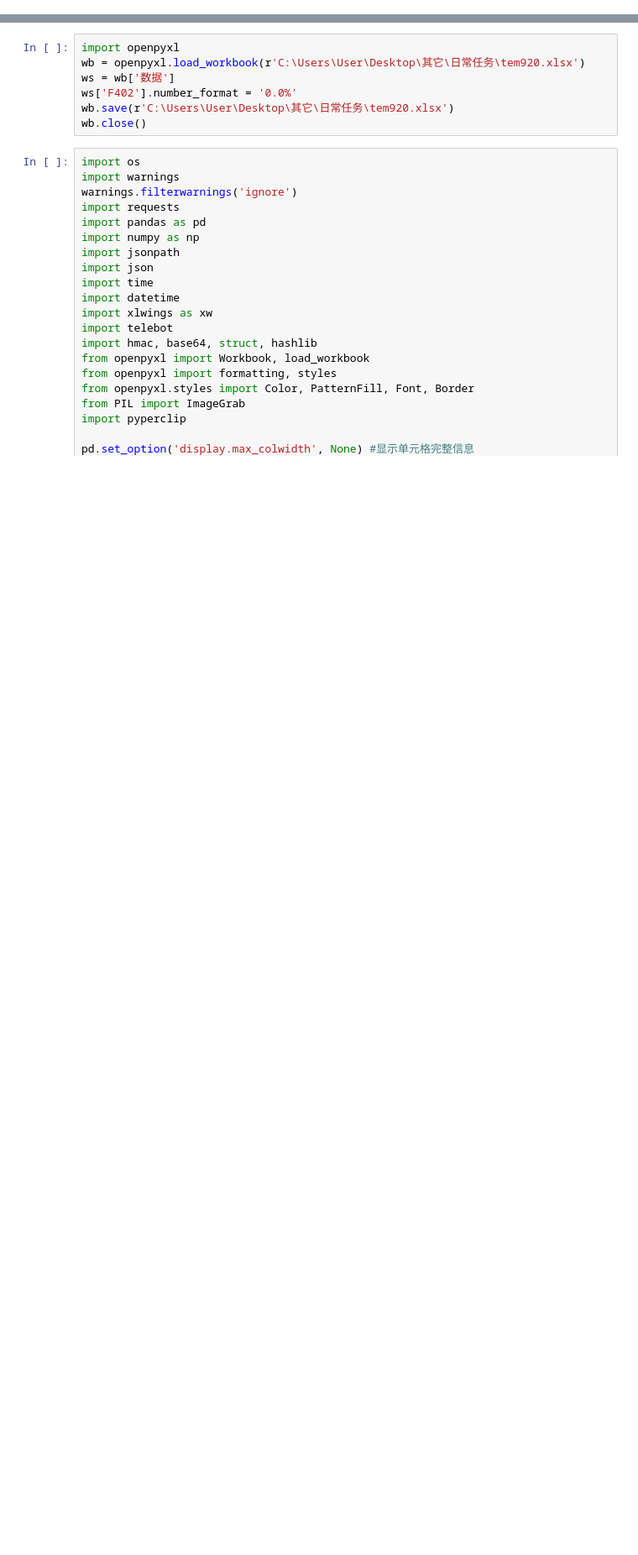
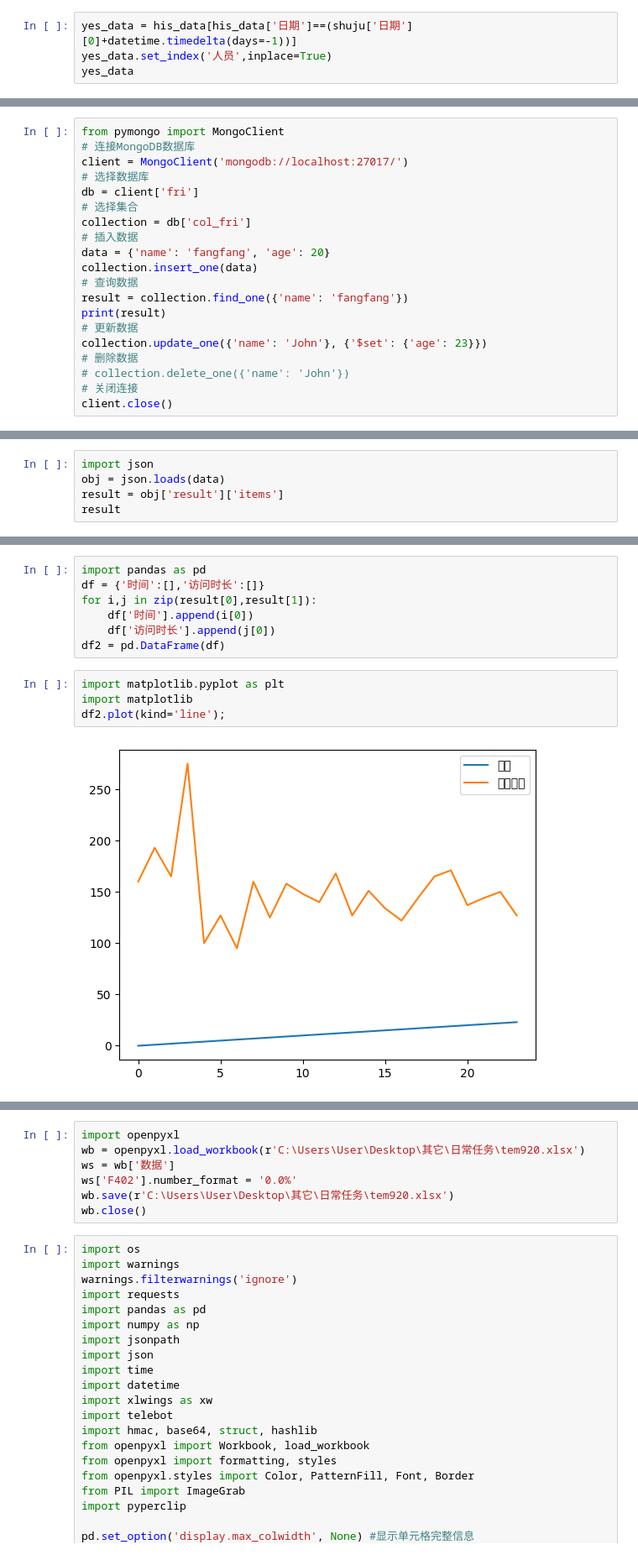
Before and after one commit to Marquis0065/project202308285, a Jupyter notebook: Bsport/TEST_/test1.ipynb, the cells around one changed output, grey strips where cells are left out. Shown at 84% size. Saved outputs shown, nothing was run; the diff lists cells and outputs as text; blank space fills up the shorter version.

```diff
--- a/Bsport/TEST_/test1.ipynb
+++ b/Bsport/TEST_/test1.ipynb
@@ -0,0 +729,4 @@
+# %%
+yes_data = his_data[his_data['日期']==(shuju['日期'][0]+datetime.timedelta(days=-1))]
+yes_data.set_index('人员',inplace=True)
+yes_data
@@ -0,0 +903,20 @@
+# %%
+from pymongo import MongoClient
+# 连接MongoDB数据库
+client = MongoClient('mongodb://localhost:27017/')
+# 选择数据库
+db = client['fri']
+# 选择集合
+collection = db['col_fri']
+# 插入数据
+data = {'name': 'fangfang', 'age': 20}
+collection.insert_one(data)
+# 查询数据
+result = collection.find_one({'name': 'fangfang'})
+print(result)
+# 更新数据
+collection.update_one({'name': 'John'}, {'$set': {'age': 23}})
+# 删除数据
+# collection.delete_one({'name': 'John'})
+# 关闭连接
+client.close()
@@ -0,0 +949,5 @@
+# %%
+import json
+obj = json.loads(data)
+result = obj['result']['items']
+result
@@ -0,0 +972,13 @@
+# %%
+import pandas as pd
+df = {'时间':[],'访问时长':[]}
+for i,j in zip(result[0],result[1]):
+    df['时间'].append(i[0])
+    df['访问时长'].append(j[0])
+df2 = pd.DataFrame(df)
+# %%
+import matplotlib.pyplot as plt
+import matplotlib
+df2.plot(kind='line');
+# %% [output]
+[figure, added]
```
Also changed, not shown: parts of 36 cells of this notebook, 11 other files.
